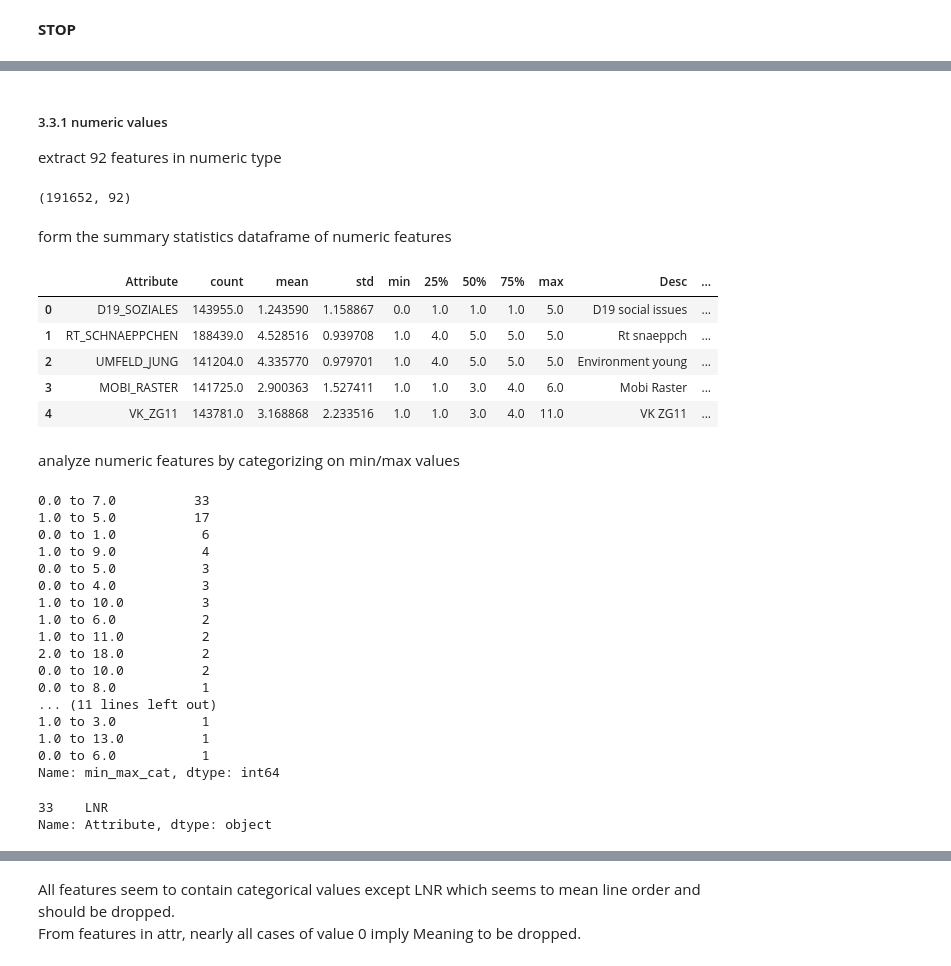
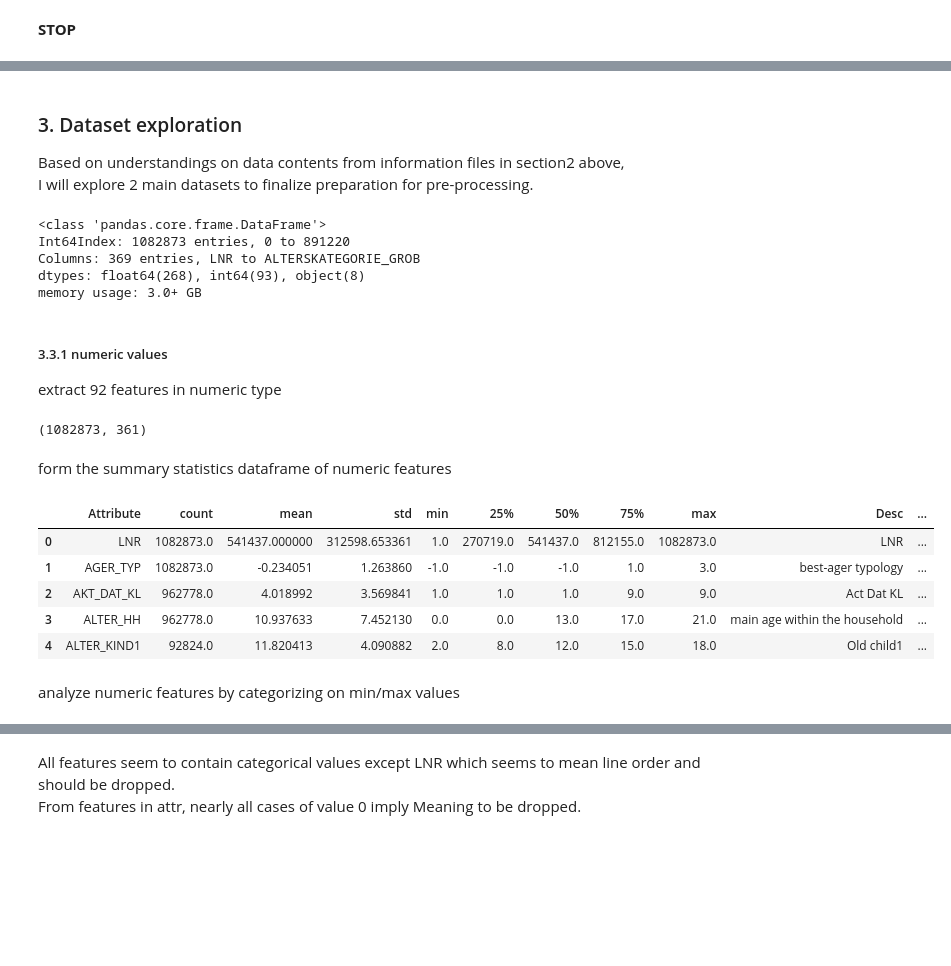
Before and after one commit to jaeyoun-chang/u_city_capstone, a Jupyter notebook: Arvato Project Workbook.ipynb, the cells around one changed output, grey strips where cells are left out. Saved outputs shown, nothing was run; the diff lists cells and outputs as text; code cells hidden in the pictures; blank space fills up the shorter version.

Commit message:
pre-processing preparation draft

```diff
--- a/Arvato Project Workbook.ipynb
+++ b/Arvato Project Workbook.ipynb
@@ -964,55 +928,46 @@ print (not_in_attr.shape)
+# %% [markdown]
+### 3. Dataset exploration
+
+Based on understandings on data contents from information files in section2 above,
+I will explore 2 main datasets to finalize preparation for pre-processing.
+# %%
+'''
+create a concatenated dataframe of 2datasets for temporary use
+'''
+concat_data = pd.concat([customers, azdias], axis=0)
+concat_data.info()
+# %% [output]
+<class 'pandas.core.frame.DataFrame'>
+Int64Index: 1082873 entries, 0 to 891220
+Columns: 369 entries, LNR to ALTERSKATEGORIE_GROB
+dtypes: float64(268), int64(93), object(8)
+memory usage: 3.0+ GB
 # %% [markdown]
 ##### 3.3.1 numeric values
 
 extract 92 features in numeric type
 # %%
-not_in_attr_num = not_in_attr.select_dtypes(include = ['int', 'float'])
-not_in_attr_num.shape
+concat_num = concat_data.select_dtypes(include = ['int', 'float'])
+concat_num.shape
 # %% [output]
-(191652, 92)
+(1082873, 361)
 # %% [markdown]
 form the summary statistics dataframe of numeric features
 # %%
 # extract summary statistics of the numeric features by applying describe and transpose
-not_in_attr_num = not_in_attr_num.describe().T.reset_index()
+concat_num = concat_num.describe().T.reset_index()
 
 # merge Desc (information on Attribute) from feature_desc and add min_max_cat
-not_in_attr_num = not_in_attr_num.rename(columns = {'index':'Attribute'})
-not_in_attr_num = vlookup(not_in_attr_num, feature_desc, 'Attribute', 'Desc')
-not_in_attr_num['min_max_cat'] = not_in_attr_num['min'].astype(str) + ' to ' + not_in_attr_num['max'].astype(str)
-not_in_attr_num.head()
+concat_num = concat_num.rename(columns = {'index':'Attribute'})
+concat_num = vlookup(concat_num, feature_desc, 'Attribute', 'Desc')
+concat_num['min_max_cat'] = concat_num['min'].astype(str) + ' to ' + concat_num['max'].astype(str)
+concat_num.head()
 # %% [output]
 |  | Attribute | count | mean | std | min | 25% | 50% | 75% | max | Desc | ... |
-| 0 | D19_SOZIALES | 143955.0 | 1.243590 | 1.158867 | 0.0 | 1.0 | 1.0 | 1.0 | 5.0 | D19 social issues | ... |
-| 1 | RT_SCHNAEPPCHEN | 188439.0 | 4.528516 | 0.939708 | 1.0 | 4.0 | 5.0 | 5.0 | 5.0 | Rt snaeppch | ... |
-| 2 | UMFELD_JUNG | 141204.0 | 4.335770 | 0.979701 | 1.0 | 4.0 | 5.0 | 5.0 | 5.0 | Environment young | ... |
-| 3 | MOBI_RASTER | 141725.0 | 2.900363 | 1.527411 | 1.0 | 1.0 | 3.0 | 4.0 | 6.0 | Mobi Raster | ... |
-| 4 | VK_ZG11 | 143781.0 | 3.168868 | 2.233516 | 1.0 | 1.0 | 3.0 | 4.0 | 11.0 | VK ZG11 | ... |
+| 0 | LNR | 1082873.0 | 541437.000000 | 312598.653361 | 1.0 | 270719.0 | 541437.0 | 812155.0 | 1082873.0 | LNR | ... |
+| 1 | AGER_TYP | 1082873.0 | -0.234051 | 1.263860 | -1.0 | -1.0 | -1.0 | 1.0 | 3.0 | best-ager typology | ... |
+| 2 | AKT_DAT_KL | 962778.0 | 4.018992 | 3.569841 | 1.0 | 1.0 | 1.0 | 9.0 | 9.0 | Act Dat KL | ... |
+| 3 | ALTER_HH | 962778.0 | 10.937633 | 7.452130 | 0.0 | 0.0 | 13.0 | 17.0 | 21.0 | main age within the household | ... |
+| 4 | ALTER_KIND1 | 92824.0 | 11.820413 | 4.090882 | 2.0 | 8.0 | 12.0 | 15.0 | 18.0 | Old child1 | ... |
 # %% [markdown]
 analyze numeric features by categorizing on min/max values
-# %%
-not_in_attr_num.min_max_cat.value_counts()
-# %% [output]
-0.0 to 7.0          33
-1.0 to 5.0          17
-0.0 to 1.0           6
-1.0 to 9.0           4
-0.0 to 5.0           3
-0.0 to 4.0           3
-1.0 to 10.0          3
-1.0 to 6.0           2
-1.0 to 11.0          2
-2.0 to 18.0          2
-0.0 to 10.0          2
-0.0 to 8.0           1
-... (11 lines left out)
-1.0 to 3.0           1
-1.0 to 13.0          1
-0.0 to 6.0           1
-Name: min_max_cat, dtype: int64
-# %%
-# check Attribute of an extreme max value
-not_in_attr_num[not_in_attr_num['max'] > 190000]['Attribute']
-# %% [output]
-33    LNR
-Name: Attribute, dtype: object
```
Also changed, not shown: parts of 21 cells of this notebook, 1 other file.
